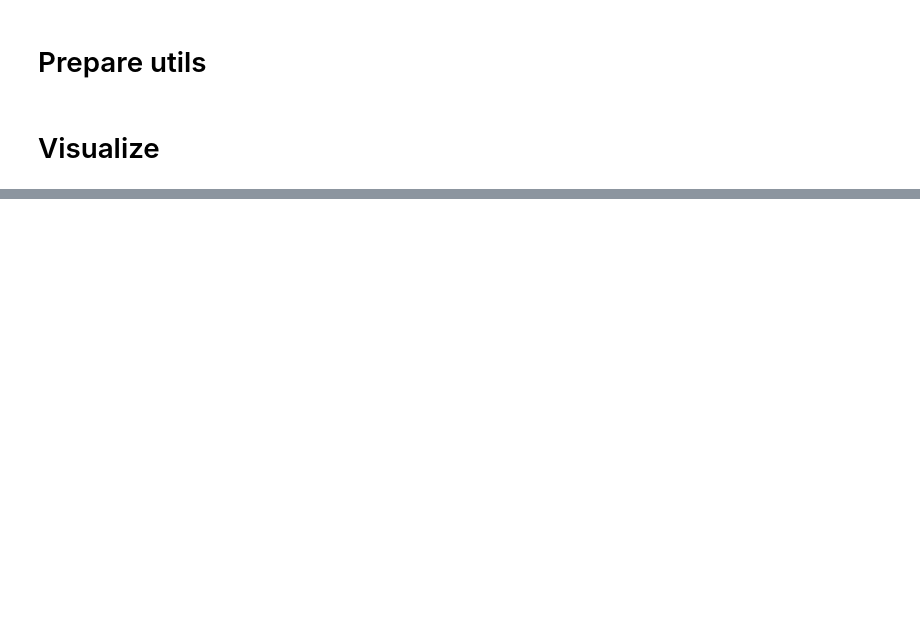
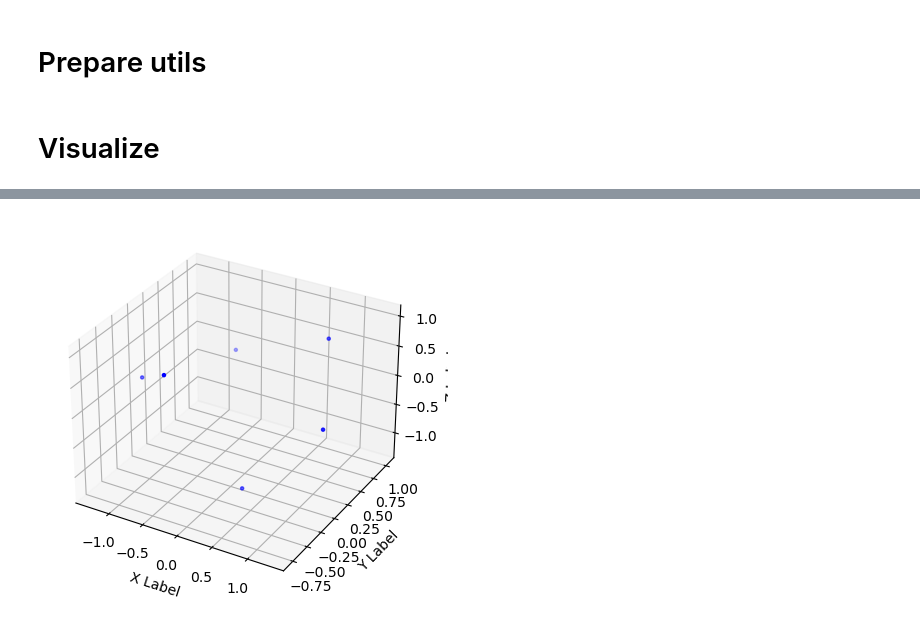
Before and after one commit to Lakonik/SSDNeRF, a Jupyter notebook: lib/models/decoders/visualize_points_on_sphere.ipynb, the cells around one changed output, grey strips where cells are left out. Cells and saved outputs as stored; diff of their text form; code cells hidden in the pictures; blank space fills up the shorter version.

Commit message:
fix visualize

```diff
--- a/lib/models/decoders/visualize_points_on_sphere.ipynb
+++ b/lib/models/decoders/visualize_points_on_sphere.ipynb
@@ -64,0 +106,5 @@ visualize(n_points)
+# %%
+n_points = 6
+visualize(n_points)
+# %% [output]
+[figure, added]
```
Also changed, not shown: parts of 4 cells of this notebook.
